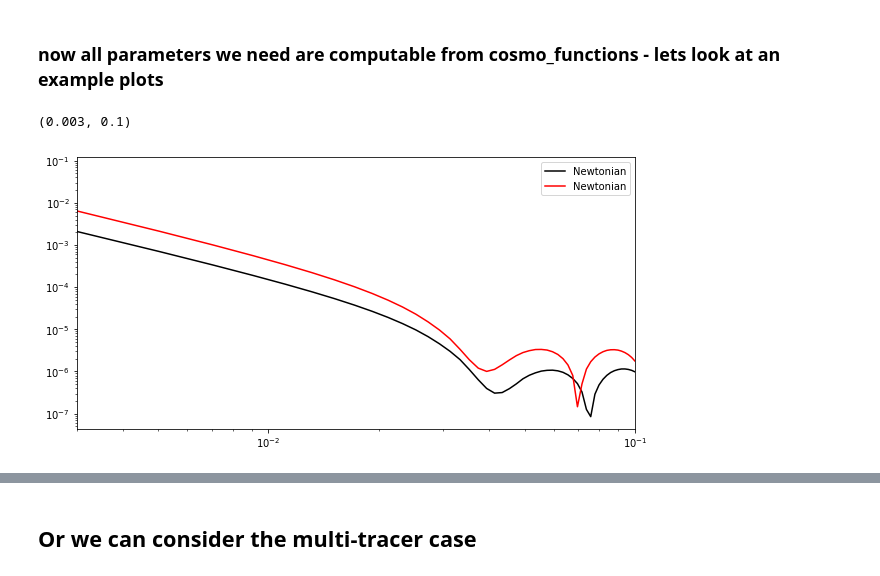
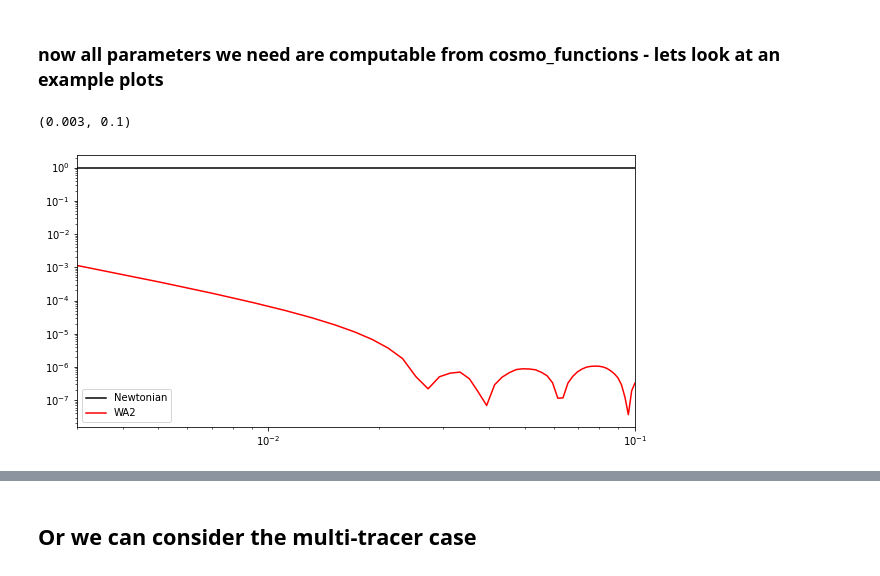
Before and after one commit to craddis1/CosmoWAP, a Jupyter notebook: examples/example_pk.ipynb, the cells around one changed output, grey strips where cells are left out. Drawn from its saved outputs; the diff is of its cells as text; code cells hidden in the pictures.

```diff
--- a/examples/example_pk.ipynb
+++ b/examples/example_pk.ipynb
@@ -69,9 +69,9 @@ dict_keys(['b_1', 'z_range', 'be_survey', 'Q_survey', 'n_g', 'f_sky'])
 # %% [markdown]
 ### CosmologicalFunctions takes in the cosmology and a survey_params dict
 # %%
-survey_params.Euclid.b_1 = lambda xx: 1.5 + 0*xx
-survey_params.Euclid.Q_survey = lambda xx: -2/5 + 0*xx
-survey_params.Euclid.be_survey = lambda xx: 0 + 0*xx
+survey_params.Euclid.b_1 = lambda xx: 5 + 1*xx
+#survey_params.Euclid.Q_survey = lambda xx: -2/5 + 0*xx
+#survey_params.Euclid.be_survey = lambda xx: 0 + 0*xx
 # %%
 #so now we can compute terms for this cosmology and for euclid-likes biases
 cosmo_funcs = cw.ClassWAP(cosmo,[survey_params.Euclid],compute_bias=False)
@@ -86,23 +86,22 @@ kk = np.linspace(0.001,0.1)
 # %%
 #for monopole
 
 plt.figure(figsize=(10,5))
 
 #set LOS to t=1/2 - this is the natural choice for your theory for the monopole
 t=1/2
 
 norm = np.abs(pk.Pk0.l0(cosmo_funcs,kk,zz=1,t=t).real)
 #regular newtonian expression
-plt.loglog(kk,np.abs(pk.WA2.l0(cosmo_funcs,kk,zz=1,t=t).real)/norm,'k',label='Newtonian')
+plt.loglog(kk,np.abs(pk.Pk0.l0(cosmo_funcs,kk,zz=1,t=t).real)/norm,'k',label='Newtonian')
 
-norm = np.abs(pk.Pk0.l0(cosmo_funcs,kk,zz=0.5,t=t).real)
-plt.loglog(kk,np.abs(pk.WA2.l0(cosmo_funcs,kk,zz=0.5,t=t).real)/norm,'r',label='Newtonian')
+plt.loglog(kk,np.abs(pk.WA2.l0(cosmo_funcs,kk,zz=1,t=t).real)/norm,'r',label='WA2')
 
 plt.legend()
 plt.xlim(0.003,0.1)
 # %% [output]
 (0.003, 0.1)
-[figure, old version]
+[figure, new version]
 # %%
 # for dipole
 plt.figure(figsize=(12,6))
```
Also changed, not shown: parts of 4 cells of this notebook, 5 other files.
